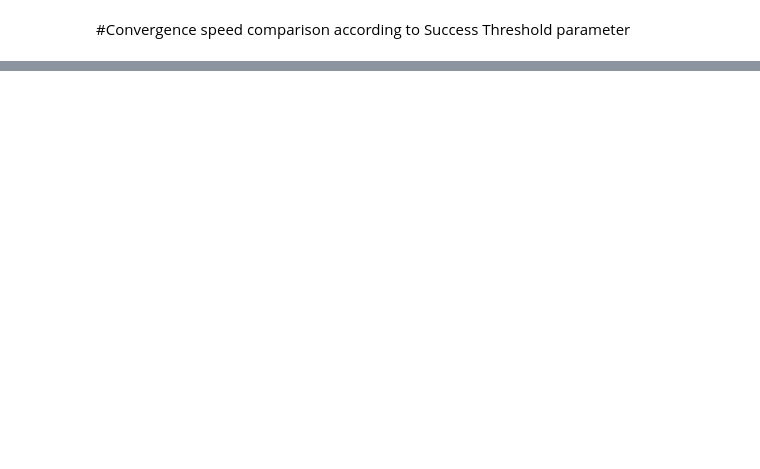
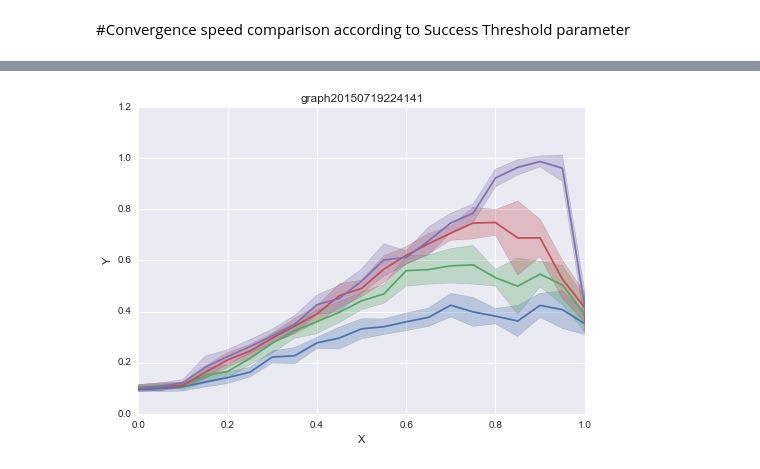
Before and after one commit to flowersteam/naminggamesal, a Jupyter notebook: graphs/Graph2_SuccessThresholdParameter.ipynb, the cells around one changed output, grey strips where cells are left out. Cells and saved outputs as stored; diff of their text form; code cells hidden in the pictures; blank space fills up the shorter version.

```diff
--- a/graphs/Graph2_SuccessThresholdParameter.ipynb
+++ b/graphs/Graph2_SuccessThresholdParameter.ipynb
@@ -40,0 +70,6 @@ for i in nb_iter:
+# %%
+for T in Tmax[1:]:
+    graph.add_graph(get_graph(T))
+graph.show()
+# %% [output]
+[figure, added]
```
Also changed, not shown: parts of 9 cells of this notebook, 9 other files.
